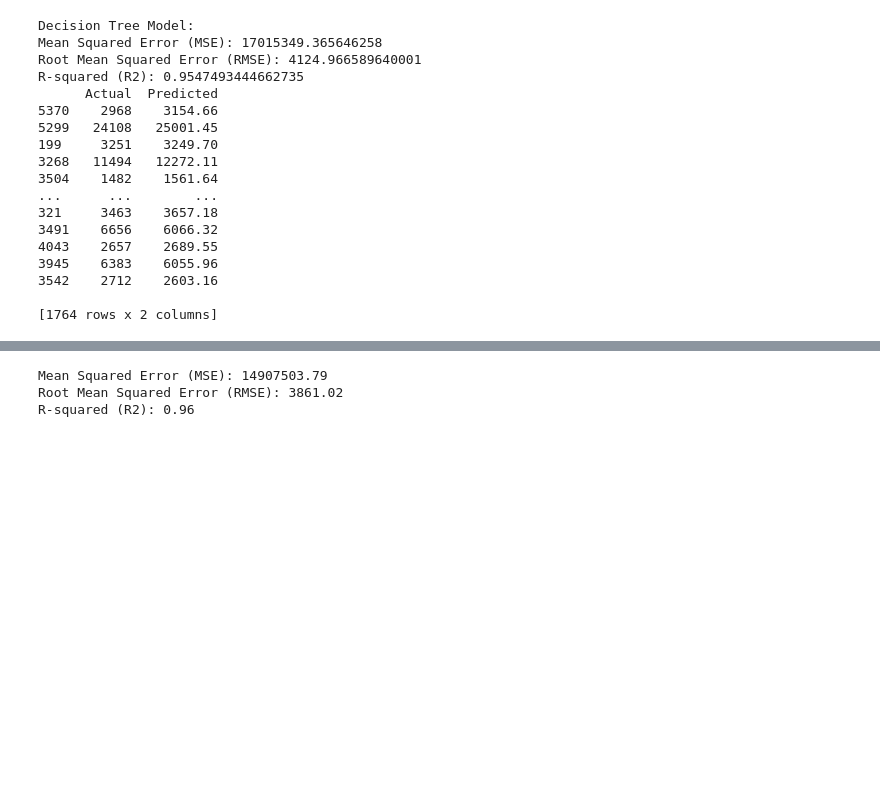
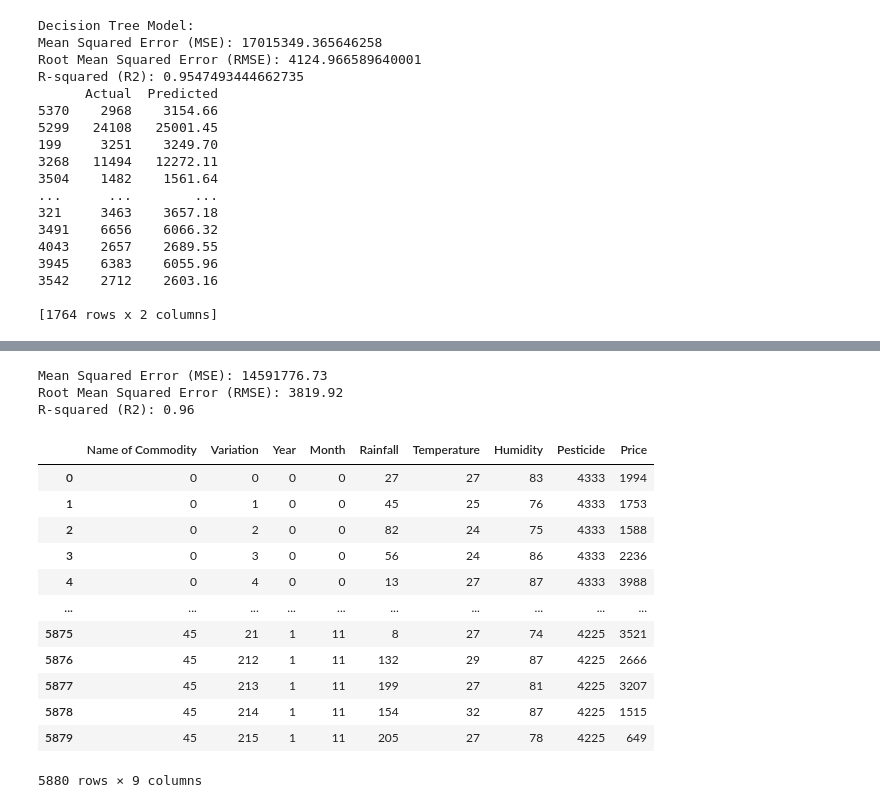
Before and after one commit to NafisaProme/CSE498R-Project, a Jupyter notebook: Model.ipynb, the cells around one changed output, grey strips where cells are left out. Cells and saved outputs as stored; diff of their text form; code cells hidden in the pictures; blank space fills up the shorter version.

```diff
--- a/Model.ipynb
+++ b/Model.ipynb
@@ -575,7 +641,7 @@ from sklearn.neighbors import KNeighborsRegressor
 from sklearn.metrics import mean_squared_error, r2_score
 
 # Create individual regression models
-rf_model = RandomForestRegressor(n_estimators=100, random_state=42)
+rf_model = RandomForestRegressor(n_estimators=50, random_state=42)
 dt_model = DecisionTreeRegressor(random_state=42)
 
 # create xgboost models
@@ -605,8 +671,8 @@ print(f"Mean Squared Error (MSE): {mse:.2f}")
 print(f"Root Mean Squared Error (RMSE): {rmse:.2f}")
 print(f"R-squared (R2): {r2:.2f}")
 # %% [output]
-Mean Squared Error (MSE): 14907503.79
-Root Mean Squared Error (RMSE): 3861.02
+Mean Squared Error (MSE): 14591776.73
+Root Mean Squared Error (RMSE): 3819.92
 R-squared (R2): 0.96
 # %%
 import pickle
@@ -616,0 +683,16 @@ with open('model.pkl', 'wb') as file:
+# %%
+df
+# %% [output]
+|  | Name of Commodity | Variation | Year | Month | Rainfall | Temperature | Humidity | Pesticide | Price |
+| 0 | 0 | 0 | 0 | 0 | 27 | 27 | 83 | 4333 | 1994 |
+| 1 | 0 | 1 | 0 | 0 | 45 | 25 | 76 | 4333 | 1753 |
+| 2 | 0 | 2 | 0 | 0 | 82 | 24 | 75 | 4333 | 1588 |
+| 3 | 0 | 3 | 0 | 0 | 56 | 24 | 86 | 4333 | 2236 |
+| 4 | 0 | 4 | 0 | 0 | 13 | 27 | 87 | 4333 | 3988 |
+| ... | ... | ... | ... | ... | ... | ... | ... | ... | ... |
+| 5875 | 45 | 21 | 1 | 11 | 8 | 27 | 74 | 4225 | 3521 |
+| 5876 | 45 | 212 | 1 | 11 | 132 | 29 | 87 | 4225 | 2666 |
+| 5877 | 45 | 213 | 1 | 11 | 199 | 27 | 81 | 4225 | 3207 |
+| 5878 | 45 | 214 | 1 | 11 | 154 | 32 | 87 | 4225 | 1515 |
+| 5879 | 45 | 215 | 1 | 11 | 205 | 27 | 78 | 4225 | 649 |
+5880 rows × 9 columns
```
Also changed, not shown: parts of 5 cells of this notebook, 6 other files.
